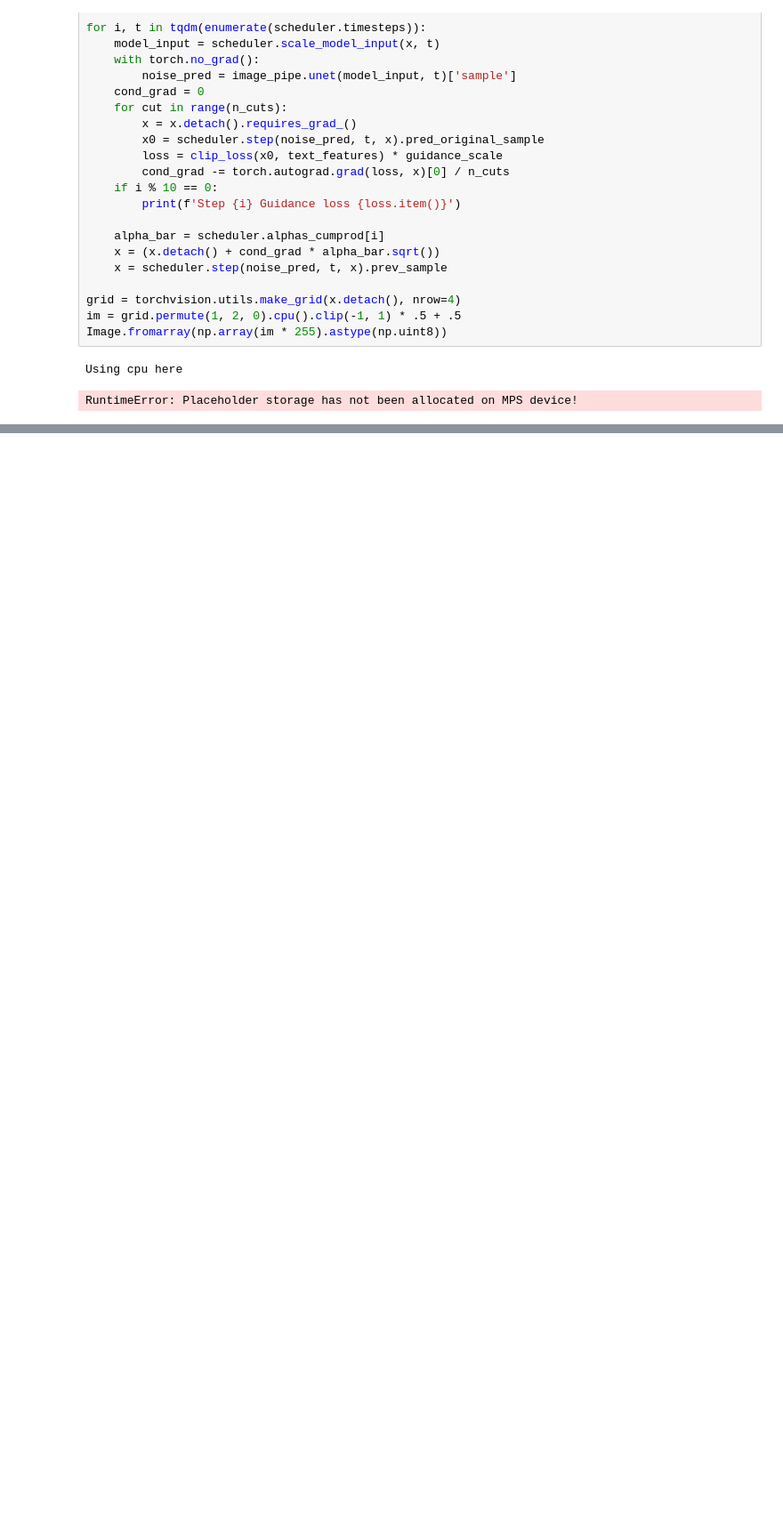
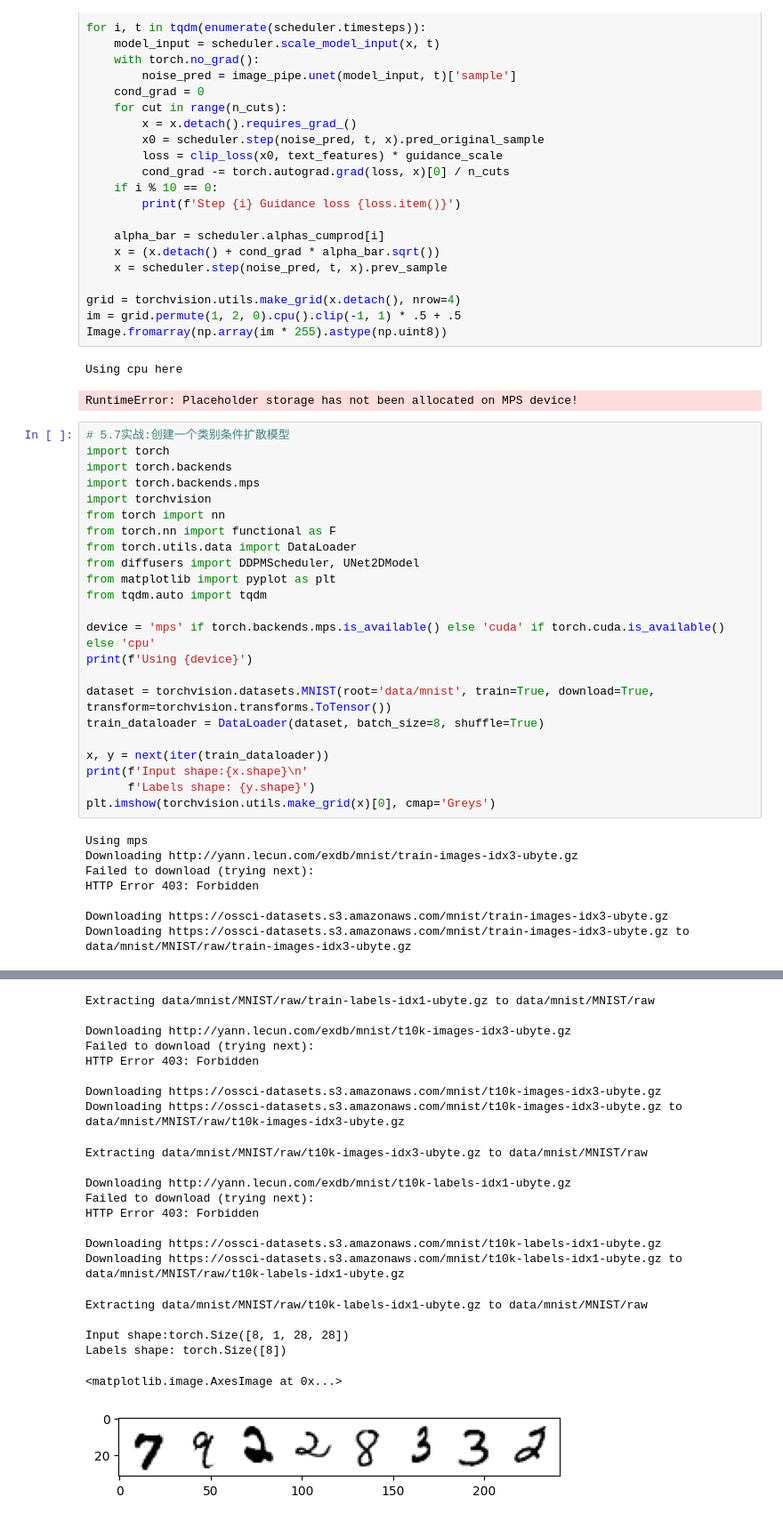
Before and after one commit to Suncheng2022/Diffusion_Model, a Jupyter notebook: 第5章_微调和引导.ipynb, the cells around one changed output, grey strips where cells are left out. Shown at 89% size. Cells and saved outputs as stored; diff of their text form; blank space fills up the shorter version.

```diff
--- a/第5章_微调和引导.ipynb
+++ b/第5章_微调和引导.ipynb
@@ -380,3 +380,34 @@ Image.fromarray(np.array(im * 255).astype(np.uint8))
 # %% [output]
 Using cpu here
 RuntimeError: Placeholder storage has not been allocated on MPS device!
+# %%
+# 5.7实战:创建一个类别条件扩散模型
+import torch
+import torch.backends
+import torch.backends.mps
+import torchvision
+from torch import nn
+from torch.nn import functional as F
+from torch.utils.data import DataLoader
+from diffusers import DDPMScheduler, UNet2DModel
+from matplotlib import pyplot as plt
+from tqdm.auto import tqdm
+
+device = 'mps' if torch.backends.mps.is_available() else 'cuda' if torch.cuda.is_available() else 'cpu'
+print(f'Using {device}')
+
+dataset = torchvision.datasets.MNIST(root='data/mnist', train=True, download=True, transform=torchvision.transforms.ToTensor())
+train_dataloader = DataLoader(dataset, batch_size=8, shuffle=True)
+
+x, y = next(iter(train_dataloader))
+print(f'Input shape:{x.shape}\n'
+      f'Labels shape: {y.shape}')
+plt.imshow(torchvision.utils.make_grid(x)[0], cmap='Greys')
+# %% [output]
+Using mps
+Downloading http://yann.lecun.com/exdb/mnist/train-images-idx3-ubyte.gz
+Failed to download (trying next):
+HTTP Error 403: Forbidden
+
+Downloading https://ossci-datasets.s3.amazonaws.com/mnist/train-images-idx3-ubyte.gz
+Downloading https://ossci-datasets.s3.amazonaws.com/mnist/train-images-idx3-ubyte.gz to data/mnist/MNIST/raw/train-images-idx3-ubyte.gz
@@ -382,0 +422,22 @@ RuntimeError: Placeholder storage has not been allocated on MPS device!
+Extracting data/mnist/MNIST/raw/train-labels-idx1-ubyte.gz to data/mnist/MNIST/raw
+
+Downloading http://yann.lecun.com/exdb/mnist/t10k-images-idx3-ubyte.gz
+Failed to download (trying next):
+HTTP Error 403: Forbidden
+
+Downloading https://ossci-datasets.s3.amazonaws.com/mnist/t10k-images-idx3-ubyte.gz
+Downloading https://ossci-datasets.s3.amazonaws.com/mnist/t10k-images-idx3-ubyte.gz to data/mnist/MNIST/raw/t10k-images-idx3-ubyte.gz
+Extracting data/mnist/MNIST/raw/t10k-images-idx3-ubyte.gz to data/mnist/MNIST/raw
+
+Downloading http://yann.lecun.com/exdb/mnist/t10k-labels-idx1-ubyte.gz
+Failed to download (trying next):
+HTTP Error 403: Forbidden
+
+Downloading https://ossci-datasets.s3.amazonaws.com/mnist/t10k-labels-idx1-ubyte.gz
+Downloading https://ossci-datasets.s3.amazonaws.com/mnist/t10k-labels-idx1-ubyte.gz to data/mnist/MNIST/raw/t10k-labels-idx1-ubyte.gz
+Extracting data/mnist/MNIST/raw/t10k-labels-idx1-ubyte.gz to data/mnist/MNIST/raw
+
+Input shape:torch.Size([8, 1, 28, 28])
+Labels shape: torch.Size([8])
+<matplotlib.image.AxesImage at 0x...>
+[figure, added]
```
Also changed, not shown: parts of 4 cells of this notebook, 1 other file.
